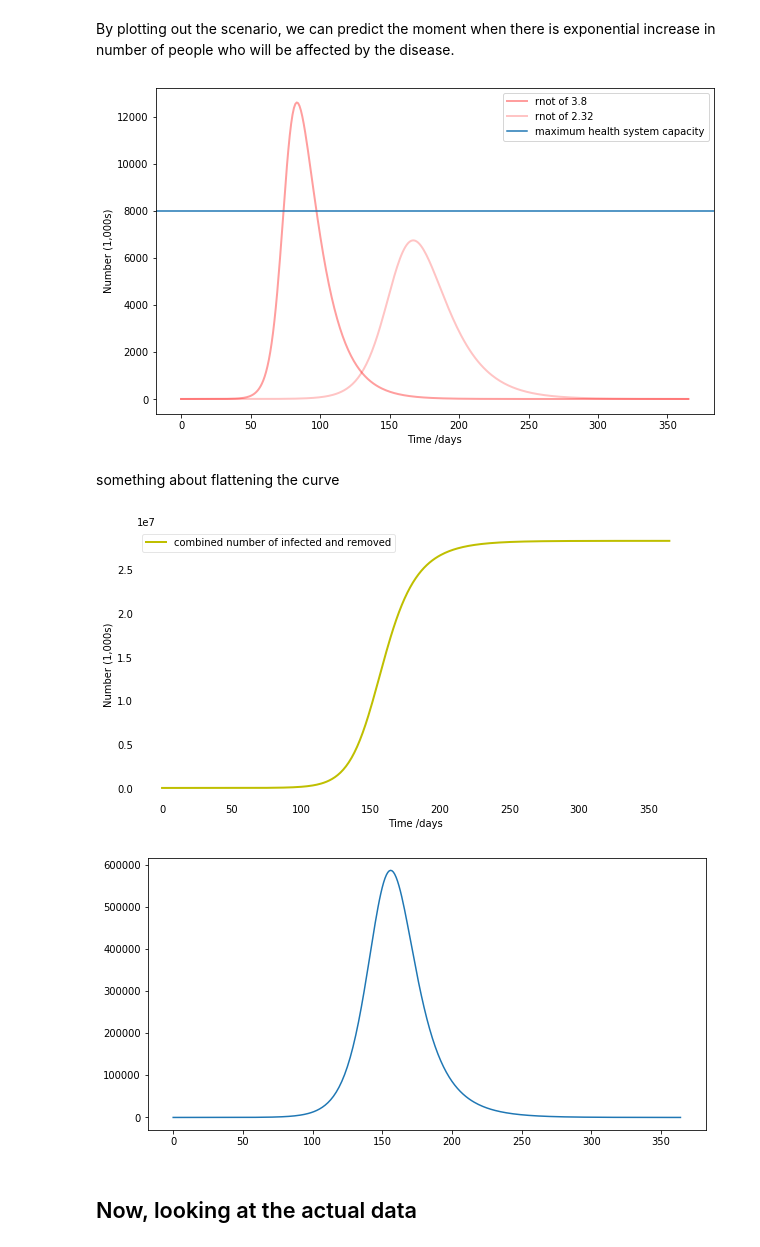
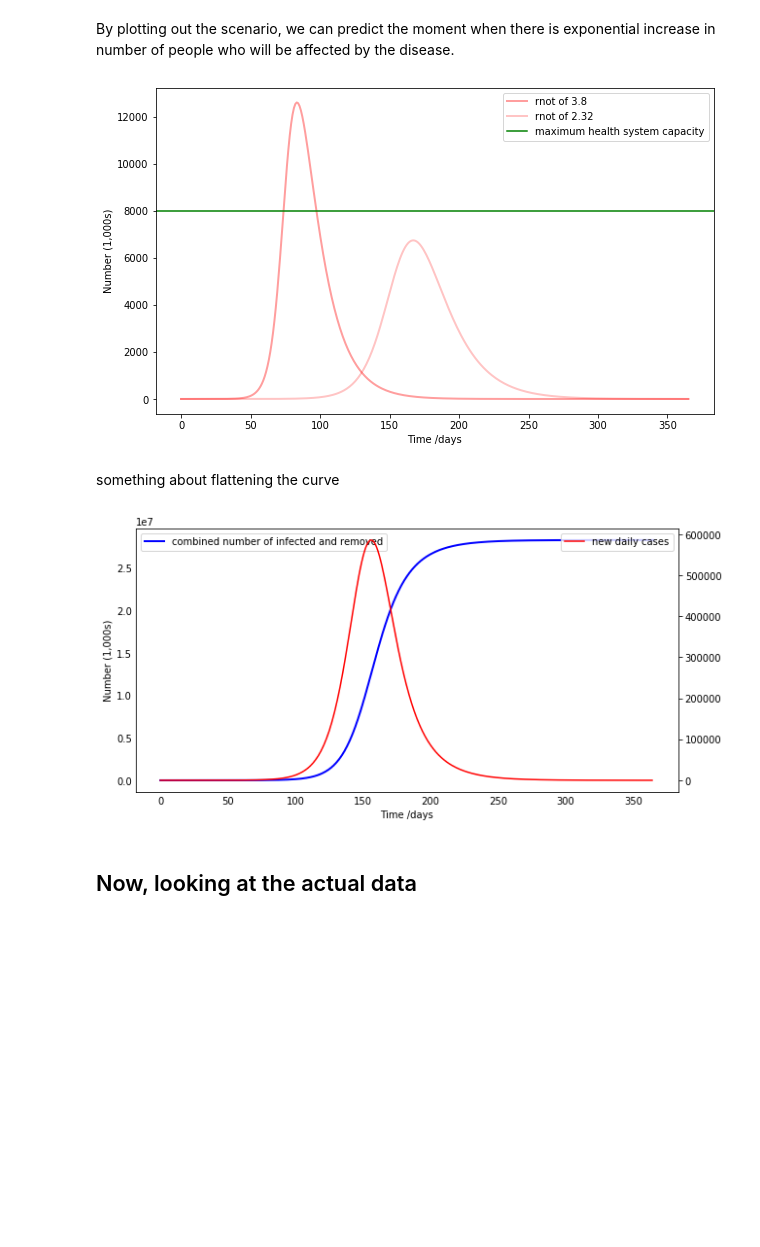
Before and after one commit to ericphamhung/covid-19, a Jupyter notebook: Main-ncov.ipynb, the cells around one changed output. Drawn from its saved outputs; the diff is of its cells as text; code cells hidden in the pictures; blank space fills up the shorter version.

Commit message:
combined the graphs

```diff
--- a/Main-ncov.ipynb
+++ b/Main-ncov.ipynb
@@ -140,43 +140,42 @@ for rnot in rnot_list:
     plt.ylabel('Number (1,000s)')
 
 
-plt.axhline(y=8000, label='maximum health system capacity')
+plt.axhline(y=8000, label='maximum health system capacity', c='g')
 plt.legend()
 plt.show()
 # %% [output]
-[figure, old version]
+[figure, new version]
 # %% [markdown]
 something about flattening the curve
 # %%
 # Plot the data on three separate curves for S(t), I(t) and R(t)
 
 fig = plt.figure(facecolor='w',figsize=(10, 5))
 ax = fig.add_subplot(111, axisbelow=True)
-ax.plot(t, I+R, 'y', alpha=1, lw=2, label='combined number of infected and removed')
+ax.plot(t, I+R, 'b', alpha=1, lw=2, label='combined number of infected and removed')
 # ax.plot(t, S, 'g', alpha=0.5, lw=2, label='S')
 # ax.plot(t, R/1000, 'g', alpha=0.5, lw=2, label='Recovered with immunity \n or died')
 ax.set_xlabel('Time /days')
 ax.set_ylabel('Number (1,000s)')
 # ax.set_ylim(0,1.2)
 ax.yaxis.set_tick_params(length=0)
 ax.xaxis.set_tick_params(length=0)
 ax.grid(b=True, which='major', c='w', lw=2, ls='-')
-legend = ax.legend()
-legend.get_frame().set_alpha(0.5)
 for spine in ('top', 'right', 'bottom', 'left'):
     ax.spines[spine].set_visible(False)
-# plt.show()
 
-# taking the derivative of the curve to find inflection point
 
 y = I + R
 y_i = np.gradient(y)
-plt.figure(figsize=(10,5))
-plt.plot(y_i)
+
+ax2 = ax.twinx()
+ax2.plot(y_i, c='r', label='new daily cases')
+ax2.legend(loc='top left')
+
+ax.legend(loc='top right')
 plt.show()
 # %% [output]
-[figure, old version]
+[figure, new version]
-[figure, removed]
 # %% [markdown]
 
 ## Now, looking at the actual data
```
Also changed, not shown: parts of 5 cells of this notebook.
